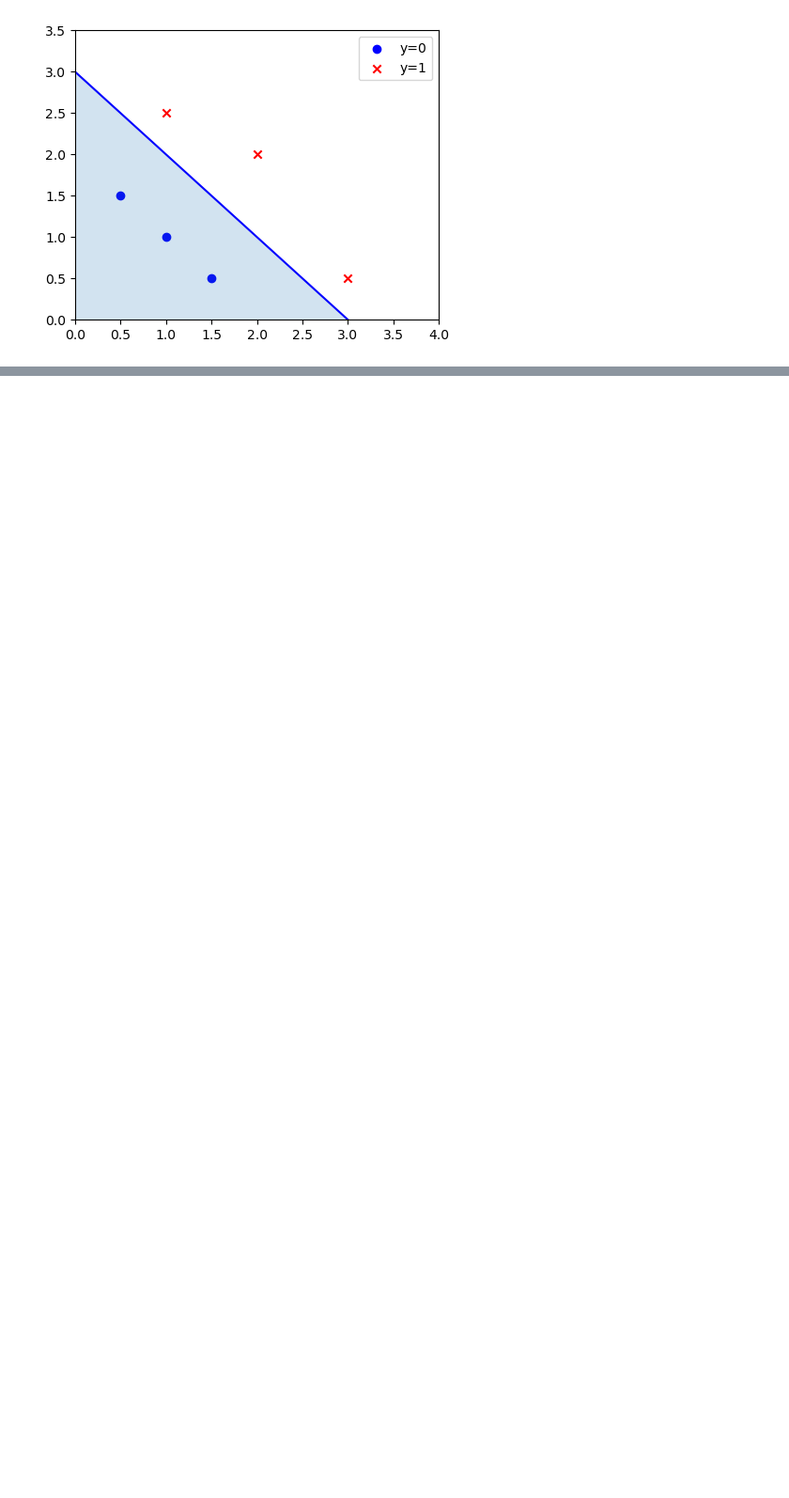
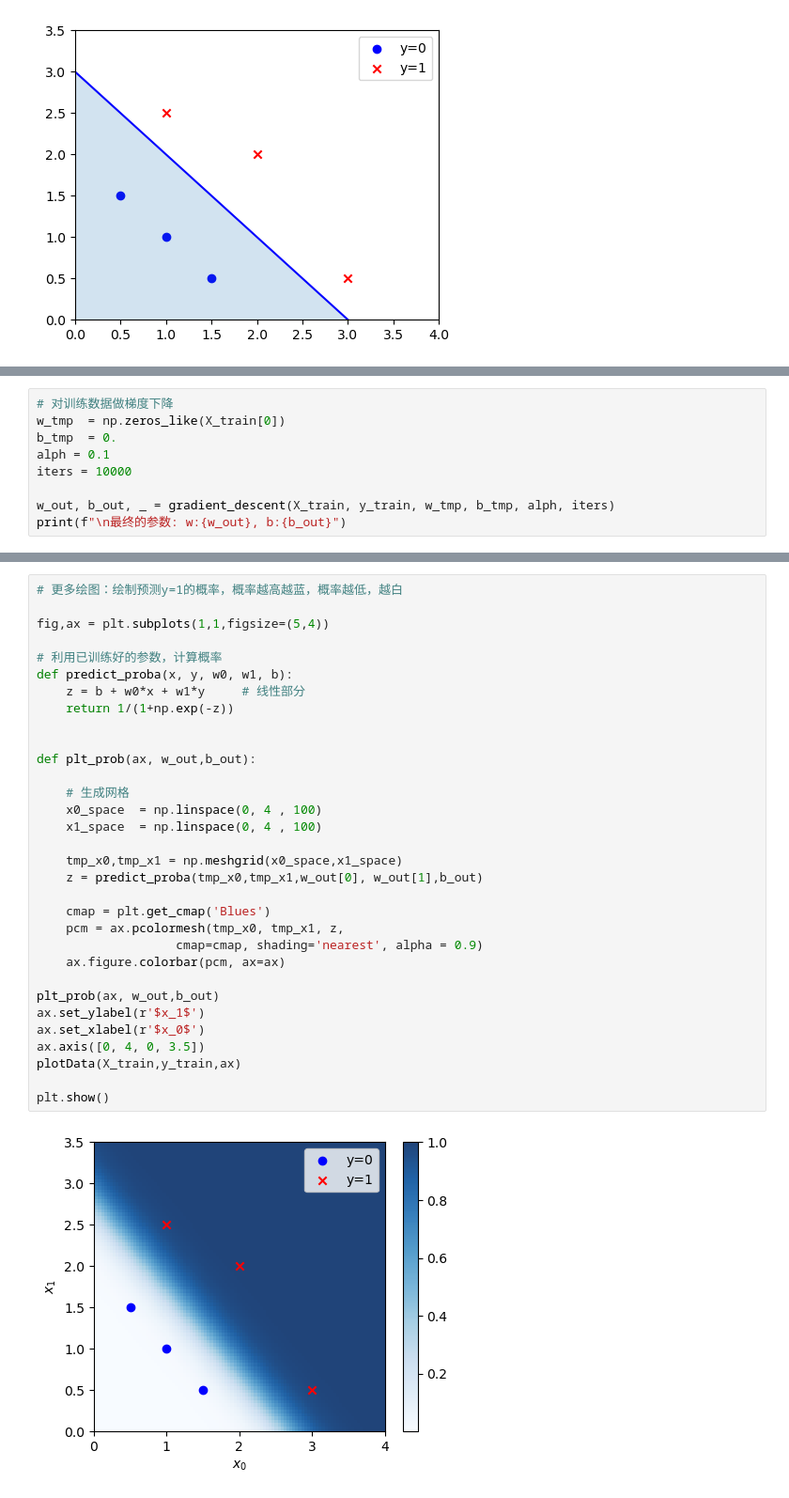
Before and after one commit to yt-one/ml-teach, a Jupyter notebook: 监督学习--logistic回归.ipynb, the cells around one changed output, grey strips where cells are left out. Shown at 94% size. Drawn from its saved outputs; the diff is of its cells as text; blank space fills up the shorter version.

```diff
--- a/监督学习--logistic回归.ipynb
+++ b/监督学习--logistic回归.ipynb
@@ -255,0 +716,9 @@ plt.show()
+# %%
+# 对训练数据做梯度下降
+w_tmp  = np.zeros_like(X_train[0])
+b_tmp  = 0.
+alph = 0.1
+iters = 10000
+
+w_out, b_out, _ = gradient_descent(X_train, y_train, w_tmp, b_tmp, alph, iters)
+print(f"\n最终的参数: w:{w_out}, b:{b_out}")
@@ -255,0 +753,34 @@ plt.show()
+# %%
+# 更多绘图：绘制预测y=1的概率，概率越高越蓝，概率越低，越白
+
+fig,ax = plt.subplots(1,1,figsize=(5,4))
+
+# 利用已训练好的参数，计算概率
+def predict_proba(x, y, w0, w1, b):
+    z = b + w0*x + w1*y     # 线性部分
+    return 1/(1+np.exp(-z))
+
+
+def plt_prob(ax, w_out,b_out):
+
+    # 生成网格
+    x0_space  = np.linspace(0, 4 , 100)
+    x1_space  = np.linspace(0, 4 , 100)
+
+    tmp_x0,tmp_x1 = np.meshgrid(x0_space,x1_space)
+    z = predict_proba(tmp_x0,tmp_x1,w_out[0], w_out[1],b_out)
+
+    cmap = plt.get_cmap('Blues')
+    pcm = ax.pcolormesh(tmp_x0, tmp_x1, z,
+                   cmap=cmap, shading='nearest', alpha = 0.9)
+    ax.figure.colorbar(pcm, ax=ax)
+
+plt_prob(ax, w_out,b_out)
+ax.set_ylabel(r'$x_1$')
+ax.set_xlabel(r'$x_0$')
+ax.axis([0, 4, 0, 3.5])
+plotData(X_train,y_train,ax)
+
+plt.show()
+# %% [output]
+[figure, added]
```
Also changed, not shown: parts of 27 cells of this notebook, 1 other file.
